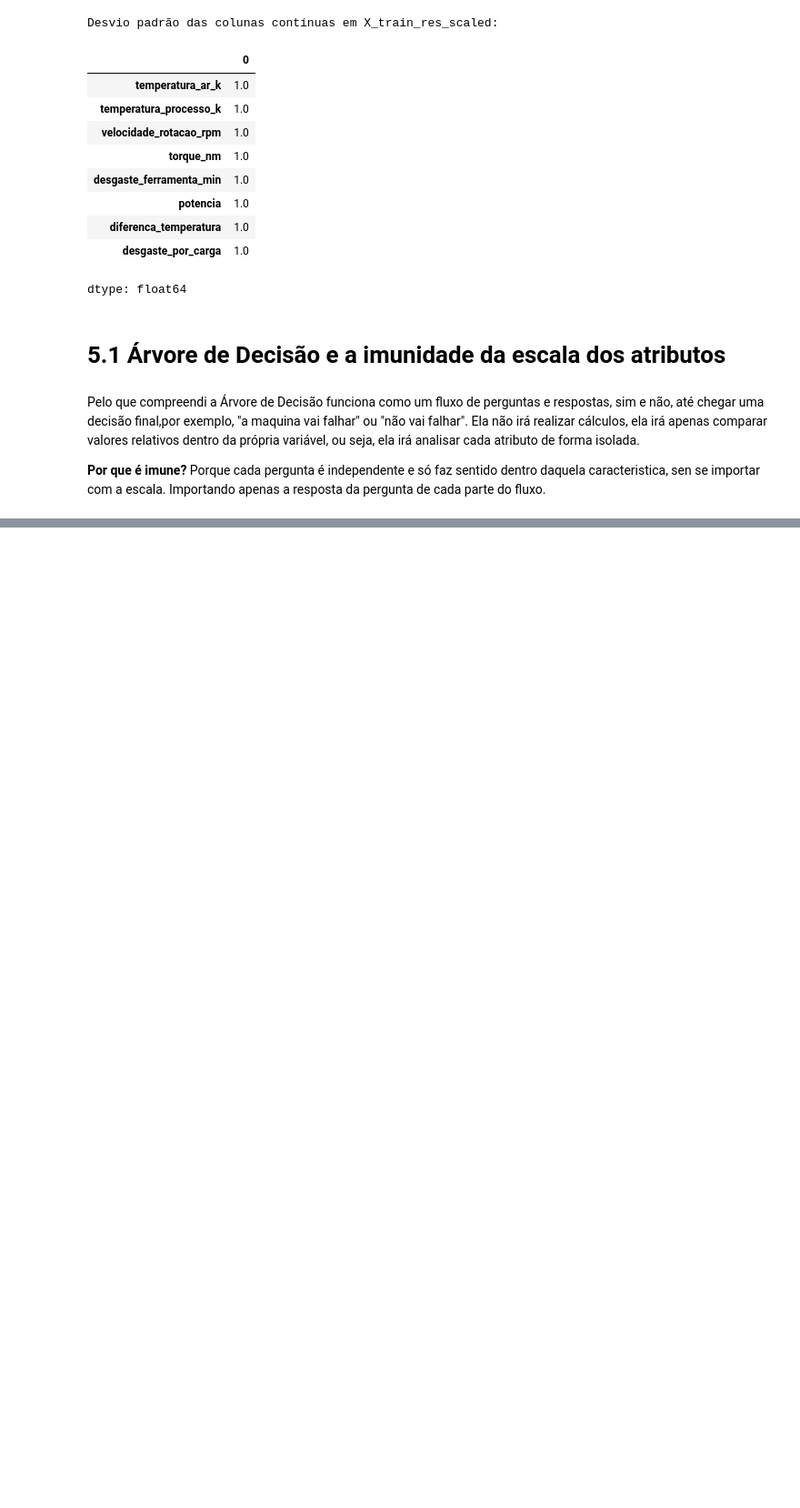
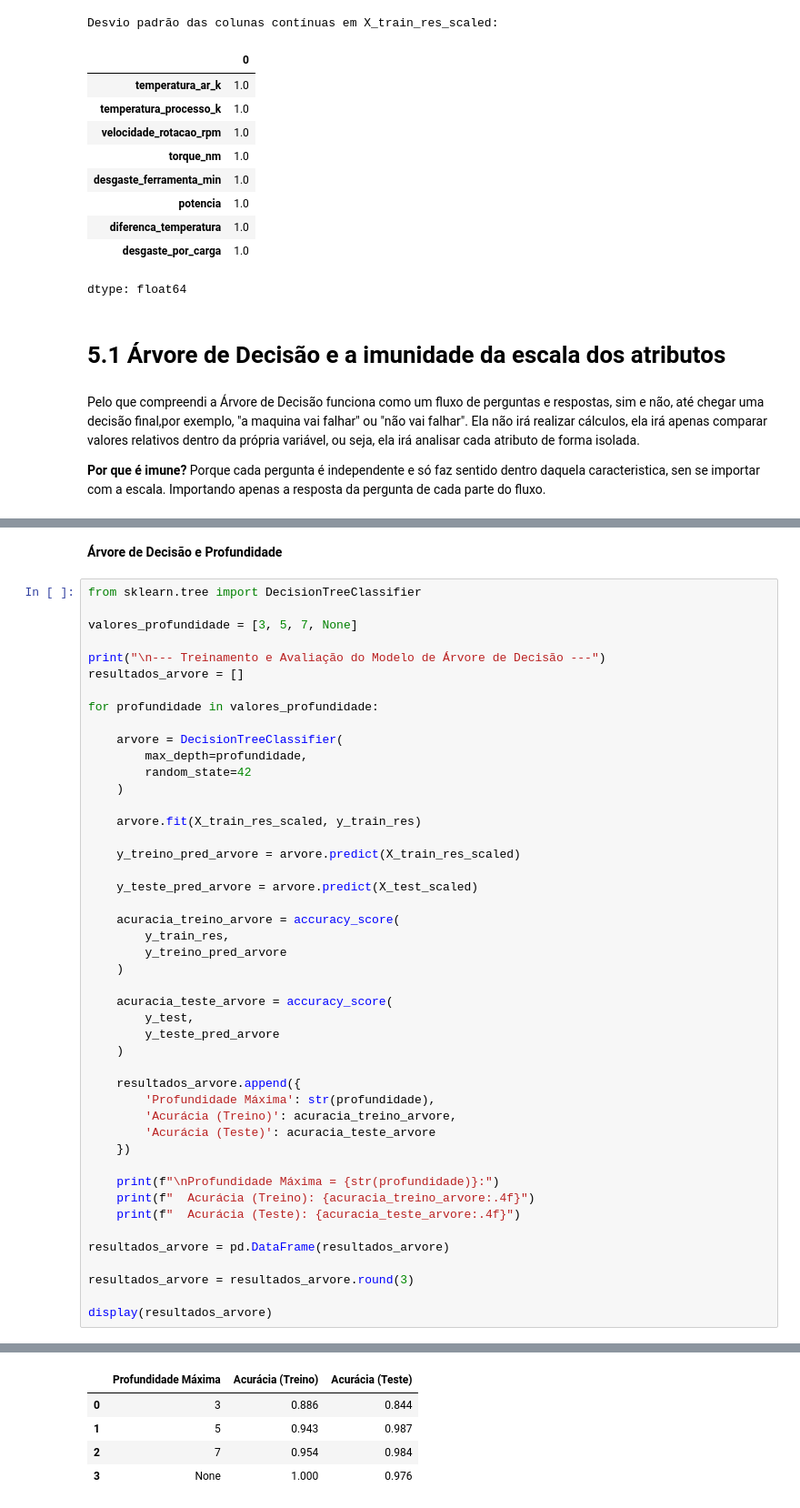
Before and after one commit to nemseibr/SCTEC2026.GEARGUARD, a Jupyter notebook: PROJETO_AVALIATIVO_MÓDULO_1.ipynb, the cells around one changed output, grey strips where cells are left out. Shown at 91% size. Drawn from its saved outputs; the diff is of its cells as text; blank space fills up the shorter version.

```diff
--- a/PROJETO_AVALIATIVO_MÓDULO_1.ipynb
+++ b/PROJETO_AVALIATIVO_MÓDULO_1.ipynb
@@ -754,0 +816,49 @@ Pelo que compreendi a Árvore de Decisão funciona como um fluxo de perguntas e
+# %% [markdown]
+**Árvore de Decisão e Profundidade**
+# %%
+from sklearn.tree import DecisionTreeClassifier
+
+valores_profundidade = [3, 5, 7, None]
+
+print("\n--- Treinamento e Avaliação do Modelo de Árvore de Decisão ---")
+resultados_arvore = []
+
+for profundidade in valores_profundidade:
+
+    arvore = DecisionTreeClassifier(
+        max_depth=profundidade,
+        random_state=42
+    )
+
+    arvore.fit(X_train_res_scaled, y_train_res)
+
+    y_treino_pred_arvore = arvore.predict(X_train_res_scaled)
+
+    y_teste_pred_arvore = arvore.predict(X_test_scaled)
+
+    acuracia_treino_arvore = accuracy_score(
+        y_train_res,
+        y_treino_pred_arvore
+    )
+
+    acuracia_teste_arvore = accuracy_score(
+        y_test,
+        y_teste_pred_arvore
+    )
+
+    resultados_arvore.append({
+        'Profundidade Máxima': str(profundidade),
+        'Acurácia (Treino)': acuracia_treino_arvore,
+        'Acurácia (Teste)': acuracia_teste_arvore
+    })
+
+    print(f"\nProfundidade Máxima = {str(profundidade)}:")
+    print(f"  Acurácia (Treino): {acuracia_treino_arvore:.4f}")
+    print(f"  Acurácia (Teste): {acuracia_teste_arvore:.4f}")
+
+resultados_arvore = pd.DataFrame(resultados_arvore)
+
+resultados_arvore = resultados_arvore.round(3)
+
+display(resultados_arvore)
+# %% [output]
@@ -754,0 +882,5 @@ Pelo que compreendi a Árvore de Decisão funciona como um fluxo de perguntas e
+|  | Profundidade Máxima | Acurácia (Treino) | Acurácia (Teste) |
+| 0 | 3 | 0.886 | 0.844 |
+| 1 | 5 | 0.943 | 0.987 |
+| 2 | 7 | 0.954 | 0.984 |
+| 3 | None | 1.000 | 0.976 |
```
Also changed, not shown: parts of 11 cells of this notebook.
